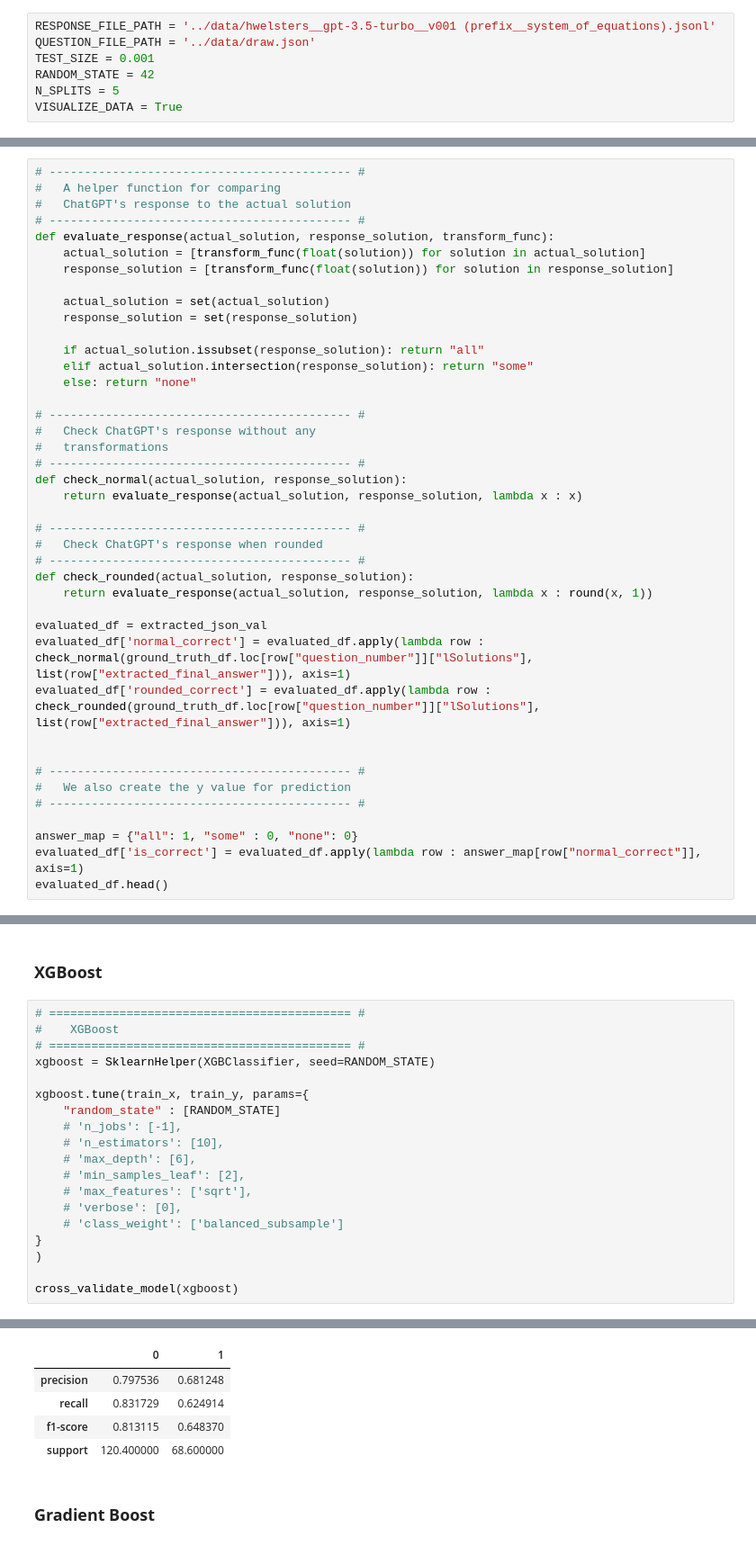
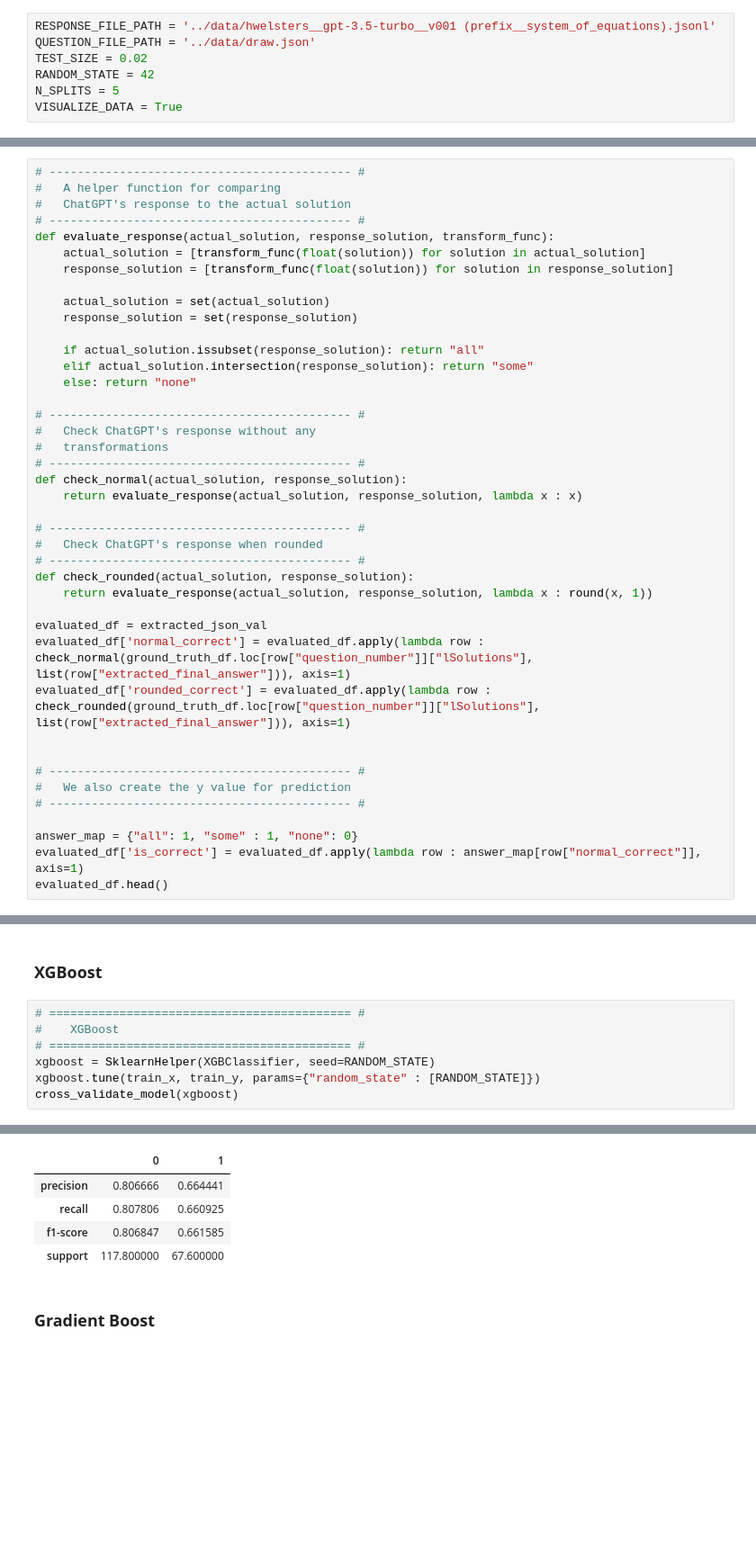
Before and after one commit to hwelsters/chatgpt-mwp-performance-prediction, a Jupyter notebook: v2 (extracted equations, json)/src/sympy_predict.ipynb, the cells around one changed output, grey strips where cells are left out. Shown at 90% size. Drawn from its saved outputs; the diff is of its cells as text; blank space fills up the shorter version.

```diff
--- a/v2 (extracted equations, json)/src/sympy_predict.ipynb
+++ b/v2 (extracted equations, json)/src/sympy_predict.ipynb
@@ -118,7 +122,7 @@ This should be the only part of the notebook you would have to change from run-t
 # %%
 RESPONSE_FILE_PATH = '../data/hwelsters__gpt-3.5-turbo__v001 (prefix__system_of_equations).jsonl'
 QUESTION_FILE_PATH = '../data/draw.json'
-TEST_SIZE = 0.001
+TEST_SIZE = 0.02
 RANDOM_STATE = 42
 N_SPLITS = 5
 VISUALIZE_DATA = True
@@ -519,7 +495,7 @@ evaluated_df['rounded_correct'] = evaluated_df.apply(lambda row : check_rounded(
 #   We also create the y value for prediction
 # ------------------------------------------- #
 
-answer_map = {"all": 1, "some" : 0, "none": 0}
+answer_map = {"all": 1, "some" : 1, "none": 0}
 evaluated_df['is_correct'] = evaluated_df.apply(lambda row : answer_map[row["normal_correct"]], axis=1)
 evaluated_df.head()
 # %% [output]
@@ -804,29 +796,17 @@ pandas.DataFrame(cross_validate_model(random_forest))
 # %%
 # =========================================== #
 #    XGBoost
 # =========================================== #
 xgboost = SklearnHelper(XGBClassifier, seed=RANDOM_STATE)
-
-xgboost.tune(train_x, train_y, params={
-    "random_state" : [RANDOM_STATE]
-    # 'n_jobs': [-1],
-    # 'n_estimators': [10],
-    # 'max_depth': [6],
-    # 'min_samples_leaf': [2],
-    # 'max_features': ['sqrt'],
-    # 'verbose': [0],
-    # 'class_weight': ['balanced_subsample']
-}
-)
-
+xgboost.tune(train_x, train_y, params={"random_state" : [RANDOM_STATE]})
 cross_validate_model(xgboost)
 # %% [output]
 {'random_state': 42}
 |  | 0 | 1 |
-| precision | 0.797536 | 0.681248 |
-| recall | 0.831729 | 0.624914 |
-| f1-score | 0.813115 | 0.648370 |
-| support | 120.400000 | 68.600000 |
+| precision | 0.806666 | 0.664441 |
+| recall | 0.807806 | 0.660925 |
+| f1-score | 0.806847 | 0.661585 |
+| support | 117.800000 | 67.600000 |
 # %% [markdown]
 ### **Gradient Boost**
 # %%
```
Also changed, not shown: parts of 20 cells of this notebook, 2 other files.
